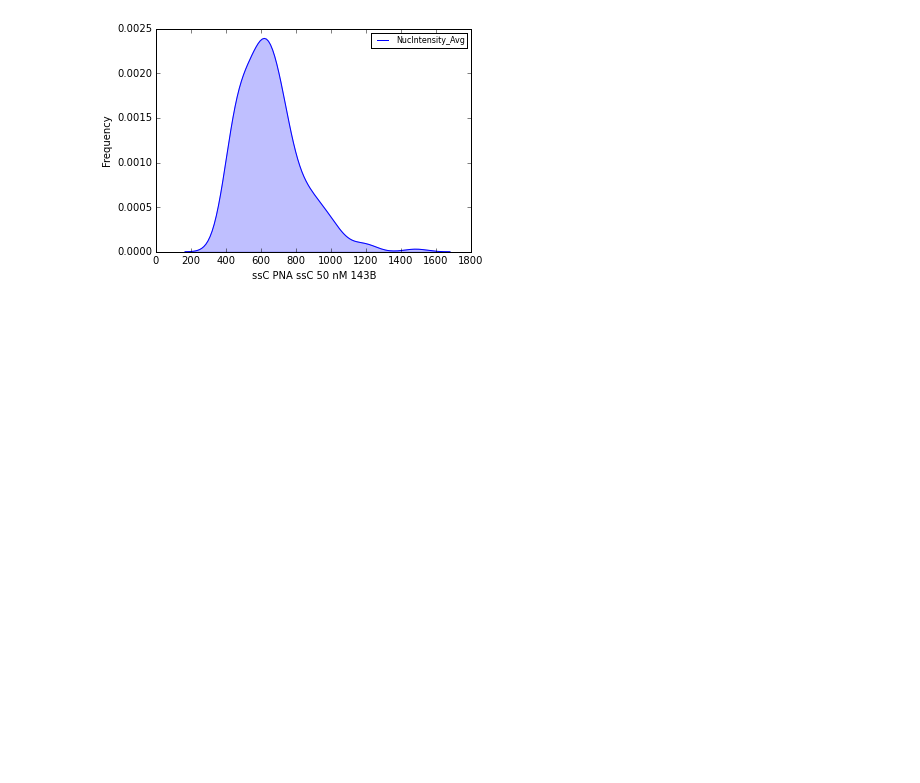
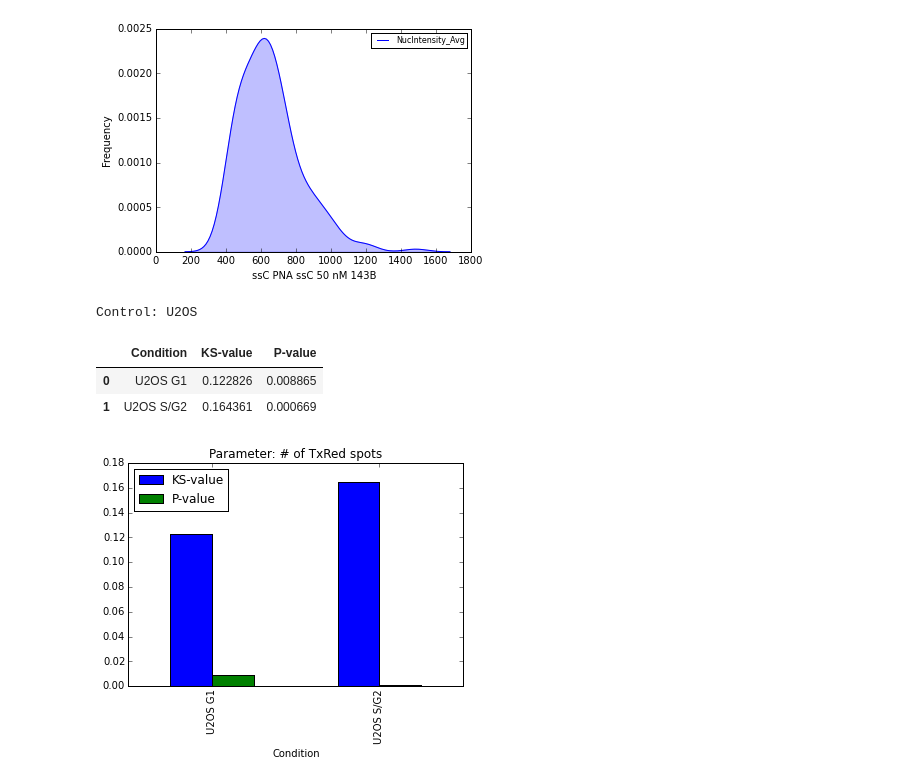
Before and after one commit to dela3499/assay-explorer, a Jupyter notebook: DATAVIS - 7.15.2015 - ssC-PNA-CellPhase.ipynb, the cells around one changed output. Drawn from its saved outputs; the diff is of its cells as text; code cells hidden in the pictures; blank space fills up the shorter version.

Commit message:
Hacked together a significance test

```diff
--- a/DATAVIS - 7.15.2015 - ssC-PNA-CellPhase.ipynb
+++ b/DATAVIS - 7.15.2015 - ssC-PNA-CellPhase.ipynb
@@ -342,3 +340,31 @@ interact(compare_parameter_dists,
          scale = widgets.ToggleButtons(options=['linear','log']));
 # %% [output]
 [figure]
+# %%
+def check_significance(data,control,comparisons,parameter):
+    conditions = thread_last(
+        data[['Condition',parameter]].groupby('Condition'),
+        (map,lambda group: (group[0],group[1][parameter].values)),
+        dict)
+    control_data = conditions[control]
+    results = [{'Condition':comparison,
+                'KS-value':ks_2samp(control_data,conditions[comparison])[0],
+                'P-value': ks_2samp(control_data,conditions[comparison])[1]} for comparison in comparisons]
+    df = pd.DataFrame(results)
+    print "Control: {}".format(control)
+    display(df)
+    df.set_index('Condition').plot(kind = 'bar')
+    plt.title("Parameter: {}".format(parameter))
+# %%
+interact(
+    check_significance,
+    data = fixed(raw_cell_data),
+    control = widgets.Select(options = raw_cell_data.Condition.unique().tolist(),height = 300),
+    comparisons = widgets.SelectMultiple(options = raw_cell_data.Condition.unique().tolist(),height = 300),
+    parameter = widgets.Select(options = get_params(raw_cell_data),height = 300));
+# %% [output]
+Control: U2OS
+|  | Condition | KS-value | P-value |
+| 0 | U2OS G1 | 0.122826 | 0.008865 |
+| 1 | U2OS S/G2 | 0.164361 | 0.000669 |
+[figure, added]
```
Also changed, not shown: parts of 3 cells of this notebook, 1 other file.
